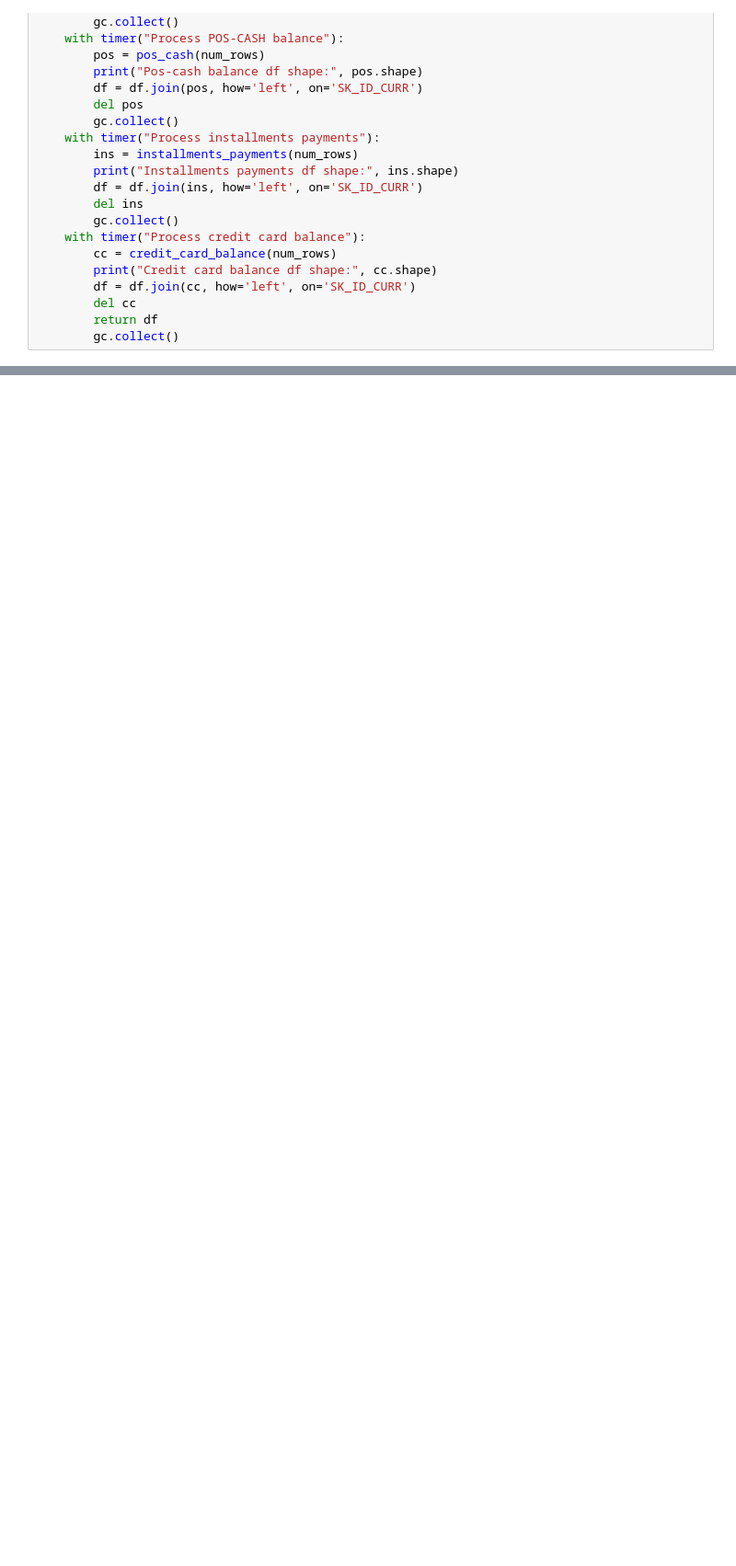
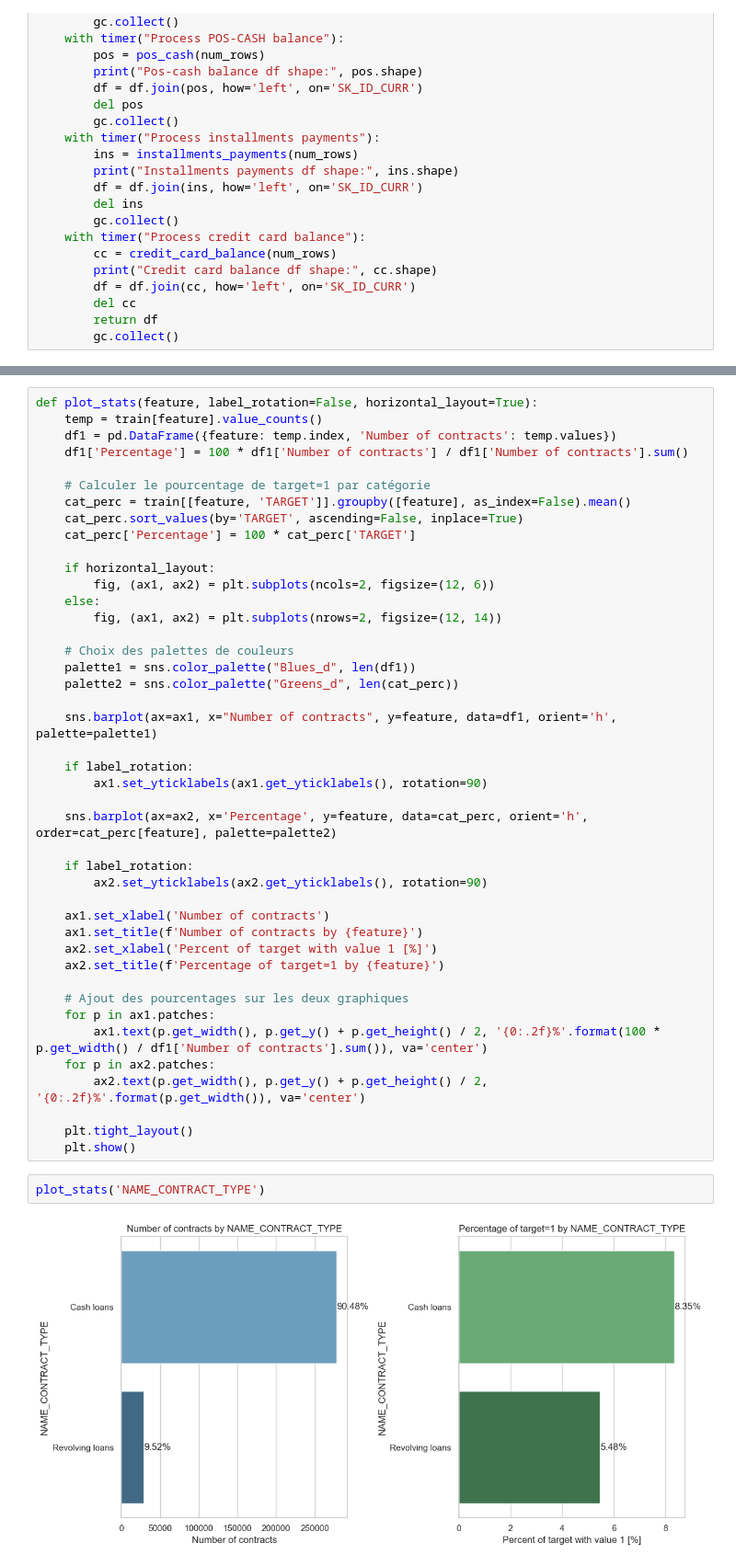
Before and after one commit to MarionDed02/Projet_7, a Jupyter notebook: Dedieu_Marion_1_notebook_012024.ipynb, the cells around one changed output, grey strips where cells are left out. Shown at 92% size. Saved outputs shown, nothing was run; the diff lists cells and outputs as text; blank space fills up the shorter version.

```diff
--- a/Dedieu_Marion_1_notebook_012024.ipynb
+++ b/Dedieu_Marion_1_notebook_012024.ipynb
@@ -644,0 +890,47 @@ features(folder=glob.glob('./data/source/*.csv'))[1]
+# %%
+def plot_stats(feature, label_rotation=False, horizontal_layout=True):
+    temp = train[feature].value_counts()
+    df1 = pd.DataFrame({feature: temp.index, 'Number of contracts': temp.values})
+    df1['Percentage'] = 100 * df1['Number of contracts'] / df1['Number of contracts'].sum()
+
+    # Calculer le pourcentage de target=1 par catégorie
+    cat_perc = train[[feature, 'TARGET']].groupby([feature], as_index=False).mean()
+    cat_perc.sort_values(by='TARGET', ascending=False, inplace=True)
+    cat_perc['Percentage'] = 100 * cat_perc['TARGET']
+
+    if horizontal_layout:
+        fig, (ax1, ax2) = plt.subplots(ncols=2, figsize=(12, 6))
+    else:
+        fig, (ax1, ax2) = plt.subplots(nrows=2, figsize=(12, 14))
+
+    # Choix des palettes de couleurs
+    palette1 = sns.color_palette("Blues_d", len(df1))
+    palette2 = sns.color_palette("Greens_d", len(cat_perc))
+
+    sns.barplot(ax=ax1, x="Number of contracts", y=feature, data=df1, orient='h', palette=palette1)
+
+    if label_rotation:
+        ax1.set_yticklabels(ax1.get_yticklabels(), rotation=90)
+
+    sns.barplot(ax=ax2, x='Percentage', y=feature, data=cat_perc, orient='h', order=cat_perc[feature], palette=palette2)
+
+    if label_rotation:
+        ax2.set_yticklabels(ax2.get_yticklabels(), rotation=90)
+
+    ax1.set_xlabel('Number of contracts')
+    ax1.set_title(f'Number of contracts by {feature}')
+    ax2.set_xlabel('Percent of target with value 1 [%]')
+    ax2.set_title(f'Percentage of target=1 by {feature}')
+
+    # Ajout des pourcentages sur les deux graphiques
+    for p in ax1.patches:
+        ax1.text(p.get_width(), p.get_y() + p.get_height() / 2, '{0:.2f}%'.format(100 * p.get_width() / df1['Number of contracts'].sum()), va='center')
+    for p in ax2.patches:
+        ax2.text(p.get_width(), p.get_y() + p.get_height() / 2, '{0:.2f}%'.format(p.get_width()), va='center')
+
+    plt.tight_layout()
+    plt.show()
+# %%
+plot_stats('NAME_CONTRACT_TYPE')
+# %% [output]
+[figure, added]
```
Also changed, not shown: parts of 63 cells of this notebook.
